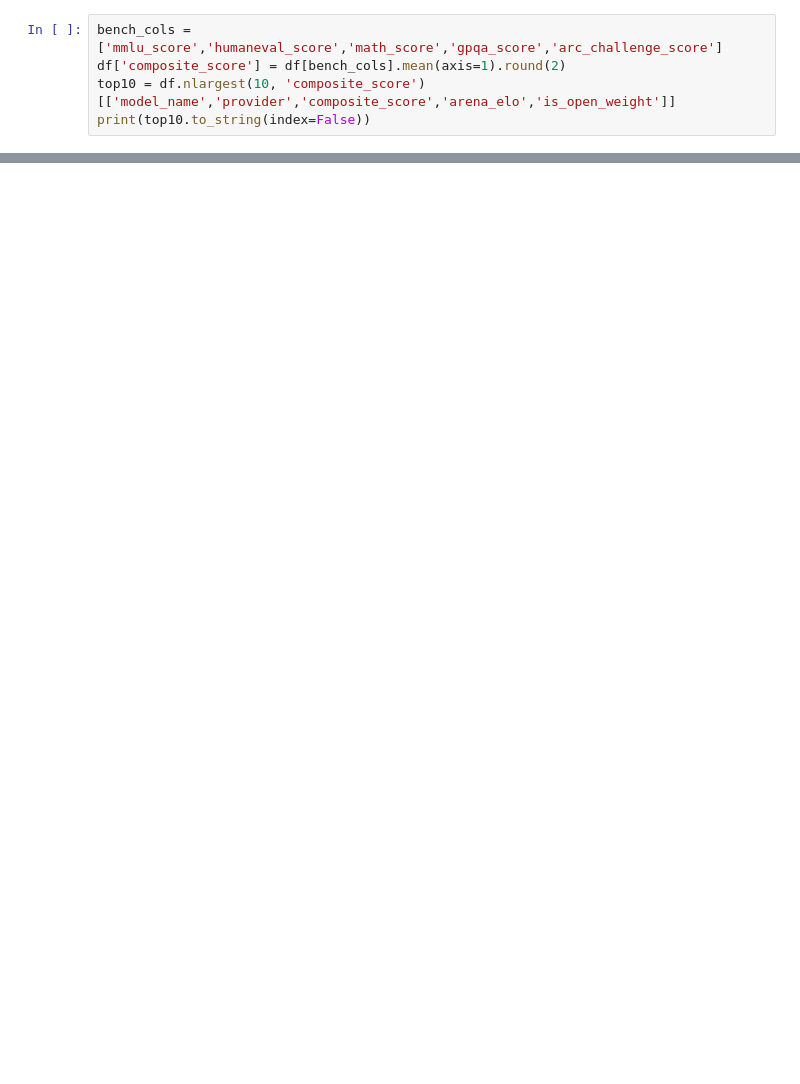
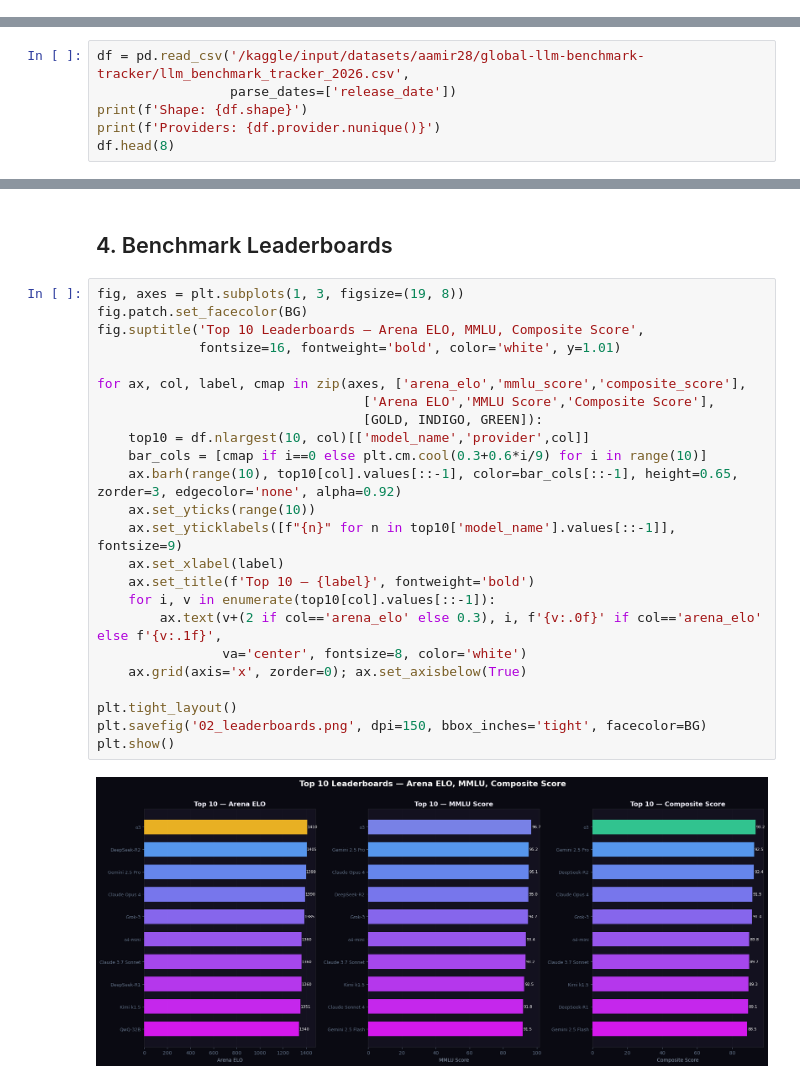
Before and after one commit to LiLAlien28/kaggle-work, a Jupyter notebook: llm-benchmark-tracker-2026.ipynb, the cells around one changed output, grey strips where cells are left out. Cells and saved outputs as stored; diff of their text form; blank space fills up the shorter version.

Commit message:
Kaggle Notebook | LLM Benchmark Tracker 2026 | Version 2

```diff
--- a/llm-benchmark-tracker-2026.ipynb
+++ b/llm-benchmark-tracker-2026.ipynb
@@ -73,5 +0,0 @@ Text(0, 0.5, 'Count')
-# %%
-bench_cols = ['mmlu_score','humaneval_score','math_score','gpqa_score','arc_challenge_score']
-df['composite_score'] = df[bench_cols].mean(axis=1).round(2)
-top10 = df.nlargest(10, 'composite_score')[['model_name','provider','composite_score','arena_elo','is_open_weight']]
-print(top10.to_string(index=False))
@@ -117,0 +102,6 @@ dtype: int64
+# %%
+df = pd.read_csv('/kaggle/input/datasets/aamir28/global-llm-benchmark-tracker/llm_benchmark_tracker_2026.csv',
+                 parse_dates=['release_date'])
+print(f'Shape: {df.shape}')
+print(f'Providers: {df.provider.nunique()}')
+df.head(8)
@@ -117,0 +234,28 @@ dtype: int64
+# %% [markdown]
+## 4. Benchmark Leaderboards <a id='4'></a>
+# %%
+fig, axes = plt.subplots(1, 3, figsize=(19, 8))
+fig.patch.set_facecolor(BG)
+fig.suptitle('Top 10 Leaderboards — Arena ELO, MMLU, Composite Score',
+             fontsize=16, fontweight='bold', color='white', y=1.01)
+
+for ax, col, label, cmap in zip(axes, ['arena_elo','mmlu_score','composite_score'],
+                                  ['Arena ELO','MMLU Score','Composite Score'],
+                                  [GOLD, INDIGO, GREEN]):
+    top10 = df.nlargest(10, col)[['model_name','provider',col]]
+    bar_cols = [cmap if i==0 else plt.cm.cool(0.3+0.6*i/9) for i in range(10)]
+    ax.barh(range(10), top10[col].values[::-1], color=bar_cols[::-1], height=0.65, zorder=3, edgecolor='none', alpha=0.92)
+    ax.set_yticks(range(10))
+    ax.set_yticklabels([f"{n}" for n in top10['model_name'].values[::-1]], fontsize=9)
+    ax.set_xlabel(label)
+    ax.set_title(f'Top 10 — {label}', fontweight='bold')
+    for i, v in enumerate(top10[col].values[::-1]):
+        ax.text(v+(2 if col=='arena_elo' else 0.3), i, f'{v:.0f}' if col=='arena_elo' else f'{v:.1f}',
+                va='center', fontsize=8, color='white')
+    ax.grid(axis='x', zorder=0); ax.set_axisbelow(True)
+
+plt.tight_layout()
+plt.savefig('02_leaderboards.png', dpi=150, bbox_inches='tight', facecolor=BG)
+plt.show()
+# %% [output]
+[figure, added]
```
Also changed, not shown: parts of 39 cells of this notebook.
